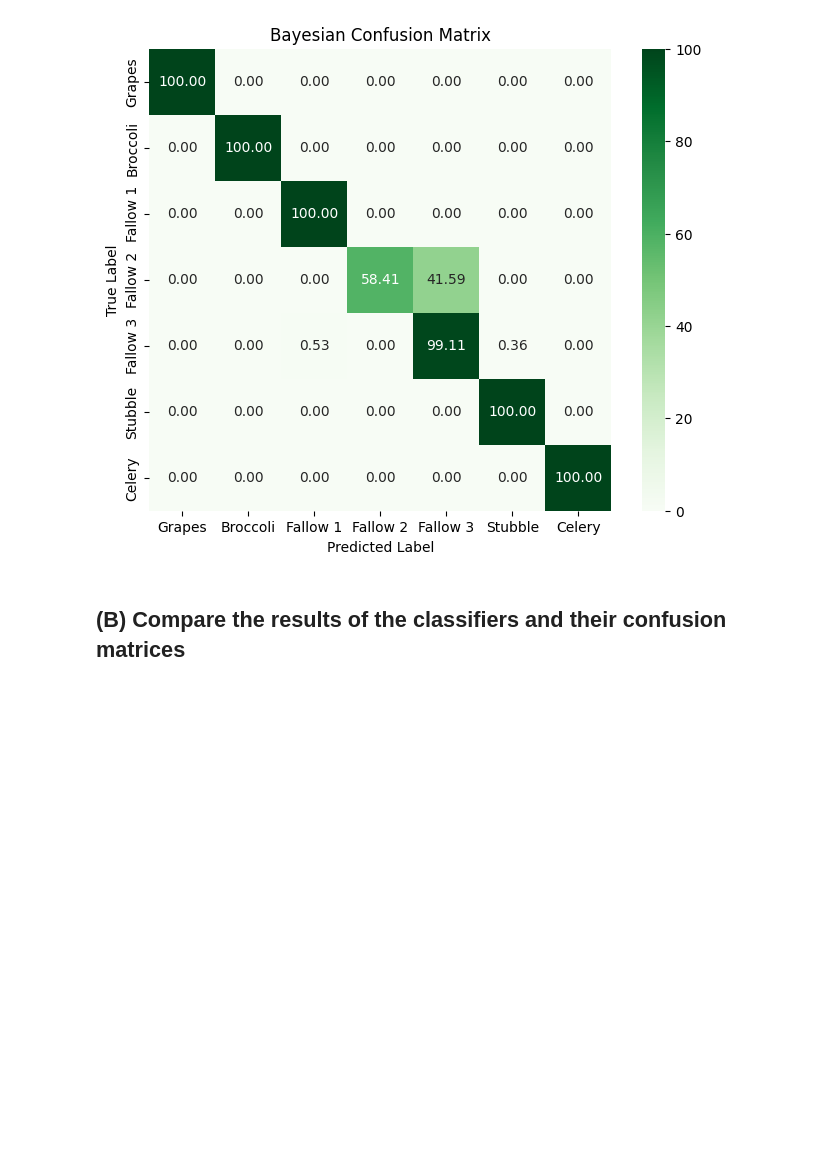
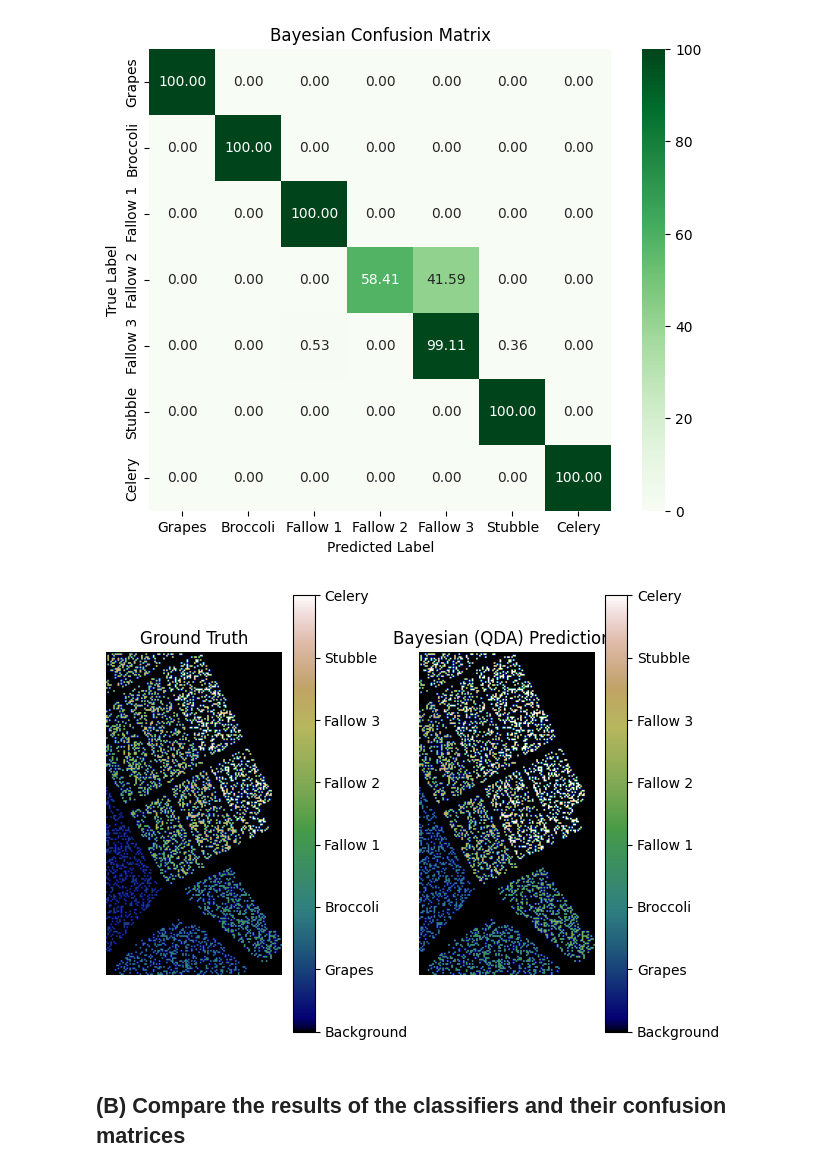
Before and after one commit to steliosg23/Machine-Learning-Project-2024-25, a Jupyter notebook: Part 2 Classification.ipynb, the cells around one changed output. Cells and saved outputs as stored; diff of their text form; code cells hidden in the pictures; blank space fills up the shorter version.

```diff
--- a/Part 2 Classification.ipynb
+++ b/Part 2 Classification.ipynb
@@ -361,5 +407,9 @@ plot_confusion_matrix(conf_matrix_bayesian,class_names, title="Bayesian Confusio
 # %% [output]
 [figure]
+# %%
+plot_ground_truth_vs_prediction(Test_Set, y_pred_bayesian, "Bayesian (QDA) Predictions", class_names)
+# %% [output]
+[figure, added]
 # %% [markdown]
 ## (B) Compare the results of the classifiers and their confusion matrices
 # %%
```
Also changed, not shown: parts of 9 cells of this notebook.
